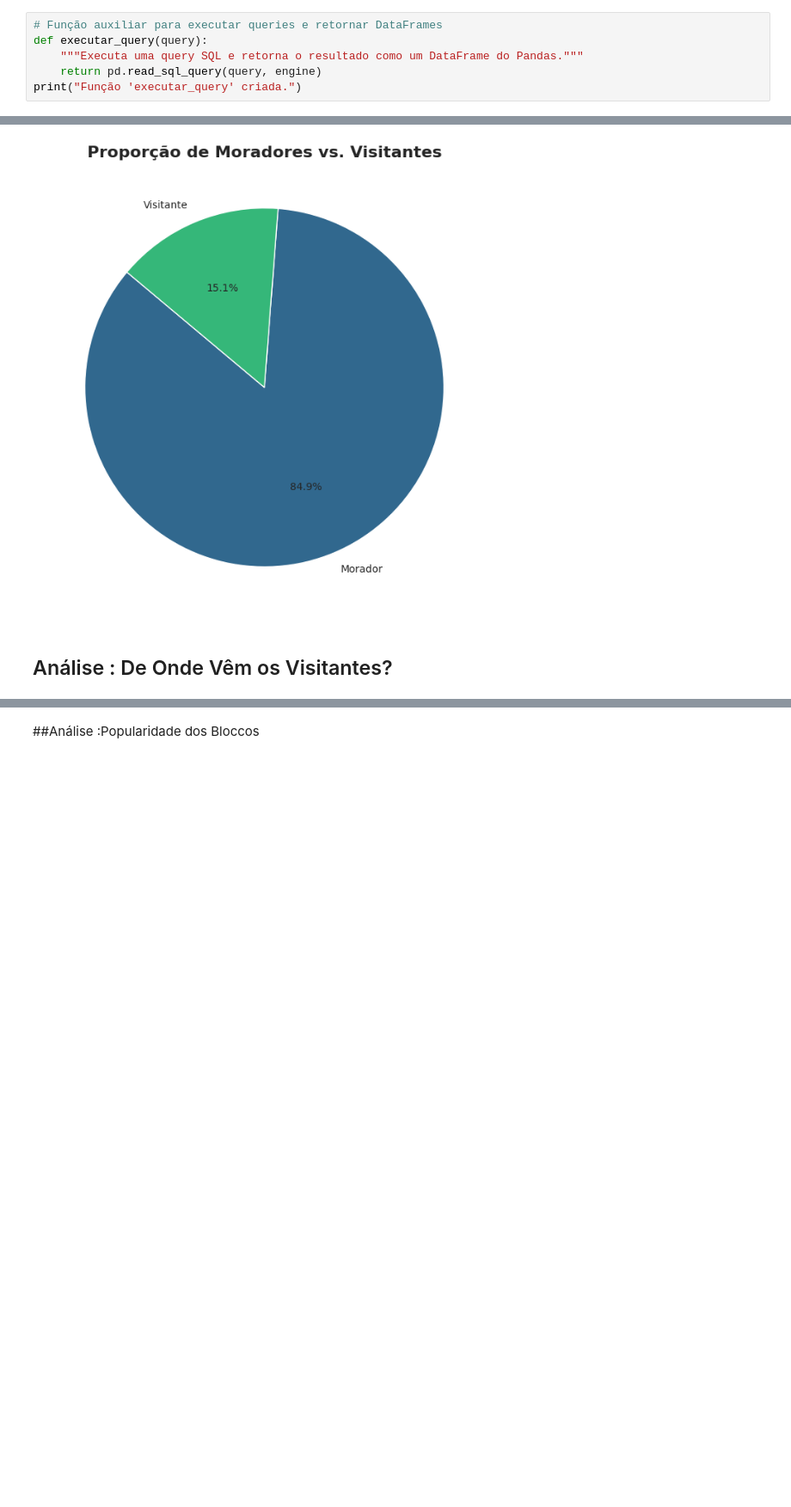
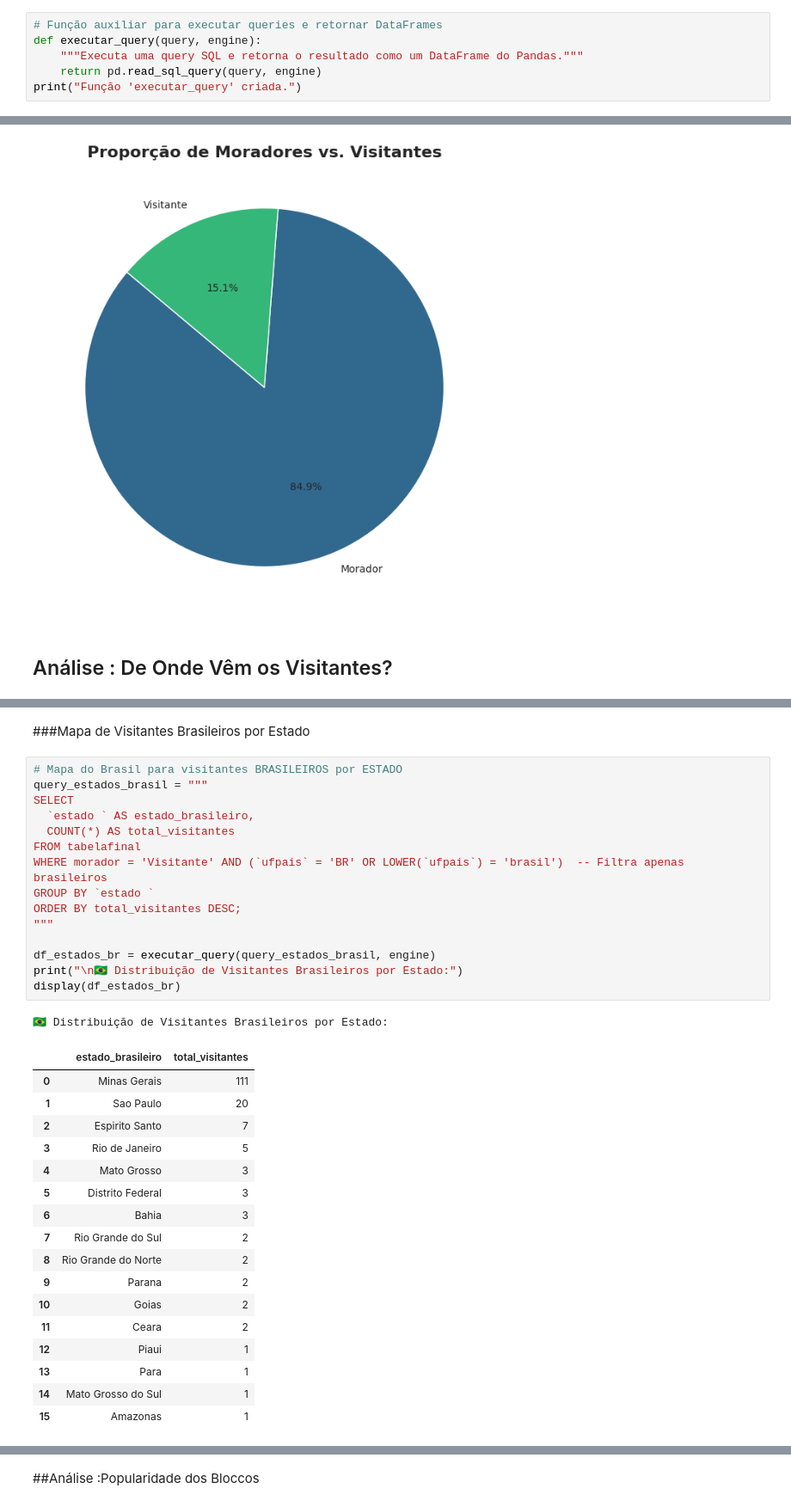
Before and after one commit to larissalvesds/Grupo7_ProjetoFinal, a Jupyter notebook: Anális_do_Carnaval_BH_Python_&_SQL.ipynb, the cells around one changed output, grey strips where cells are left out. Shown at 86% size. Saved outputs shown, nothing was run; the diff lists cells and outputs as text; blank space fills up the shorter version.

```diff
--- a/Anális_do_Carnaval_BH_Python_&_SQL.ipynb
+++ b/Anális_do_Carnaval_BH_Python_&_SQL.ipynb
@@ -81,7 +81,7 @@ display(pd.read_sql_query("SELECT * FROM tabelafinal LIMIT 5", engine))
 5 rows × 58 columns
 # %%
 # Função auxiliar para executar queries e retornar DataFrames
-def executar_query(query):
+def executar_query(query, engine):
     """Executa uma query SQL e retorna o resultado como um DataFrame do Pandas."""
     return pd.read_sql_query(query, engine)
 print("Função 'executar_query' criada.")
@@ -261,0 +349,36 @@ plt.show()
+# %% [markdown]
+###Mapa de Visitantes Brasileiros por Estado
+# %%
+# Mapa do Brasil para visitantes BRASILEIROS por ESTADO
+query_estados_brasil = """
+SELECT
+  `estado ` AS estado_brasileiro,
+  COUNT(*) AS total_visitantes
+FROM tabelafinal
+WHERE morador = 'Visitante' AND (`ufpais` = 'BR' OR LOWER(`ufpais`) = 'brasil')  -- Filtra apenas brasileiros
+GROUP BY `estado `
+ORDER BY total_visitantes DESC;
+"""
+
+df_estados_br = executar_query(query_estados_brasil, engine)
+print("\n🇧🇷 Distribuição de Visitantes Brasileiros por Estado:")
+display(df_estados_br)
+# %% [output]
+🇧🇷 Distribuição de Visitantes Brasileiros por Estado:
+|  | estado_brasileiro | total_visitantes |
+| 0 | Minas Gerais | 111 |
+| 1 | Sao Paulo | 20 |
+| 2 | Espirito Santo | 7 |
+| 3 | Rio de Janeiro | 5 |
+| 4 | Mato Grosso | 3 |
+| 5 | Distrito Federal | 3 |
+| 6 | Bahia | 3 |
+| 7 | Rio Grande do Sul | 2 |
+| 8 | Rio Grande do Norte | 2 |
+| 9 | Parana | 2 |
+| 10 | Goias | 2 |
+| 11 | Ceara | 2 |
+| 12 | Piaui | 1 |
+| 13 | Para | 1 |
+| 14 | Mato Grosso do Sul | 1 |
+| 15 | Amazonas | 1 |
```
Also changed, not shown: parts of 6 cells of this notebook.
